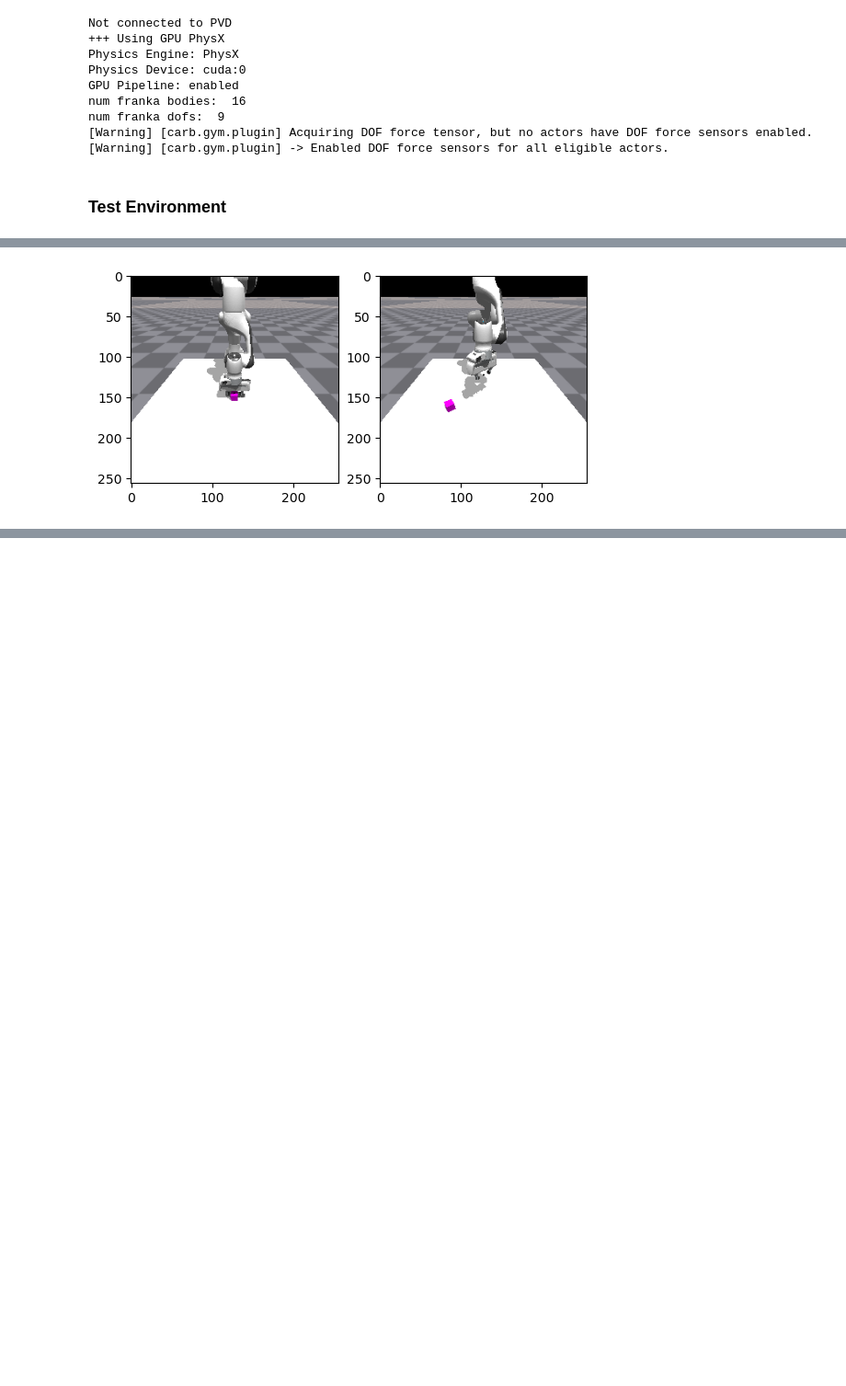
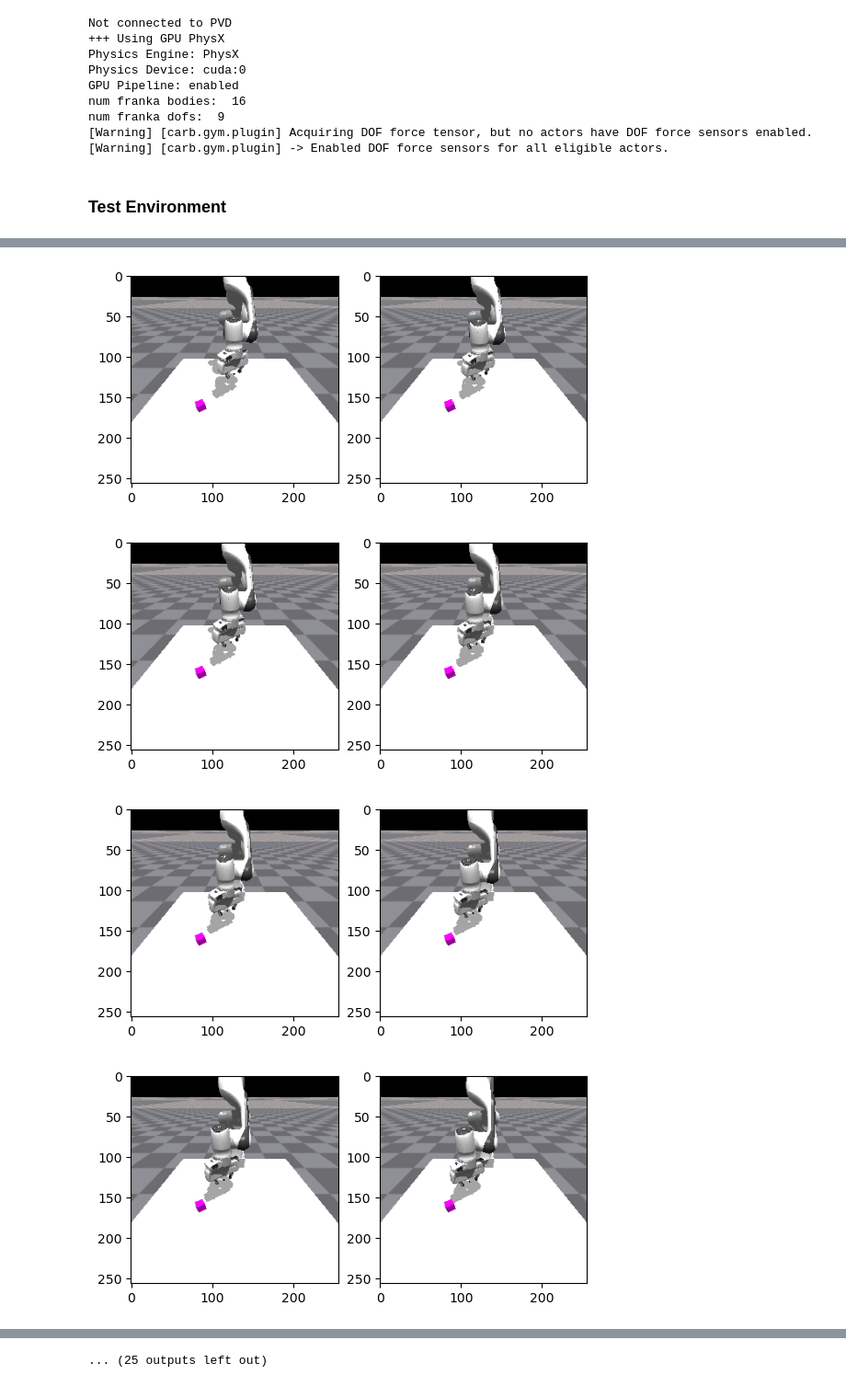
Before and after one commit to theonlynick0430/bc_algos, a Jupyter notebook: notebooks/env.ipynb, the cells around one changed output, grey strips where cells are left out. Shown at 92% size. Saved outputs shown, nothing was run; the diff lists cells and outputs as text; code cells hidden in the pictures; blank space fills up the shorter version.

```diff
--- a/notebooks/env.ipynb
+++ b/notebooks/env.ipynb
@@ -156,16 +156,19 @@ plt.show()
 # %%
 for i in range(len(dataset)):
     frame = dataset[i]
     action = frame[action_key][0]
     env.step(action=action)
 
-ref_image = frame["obs"]["agentview_image"][0]
-final_img = env.render()
+    ref_image = frame["obs"]["agentview_image"][0]
+    final_img = env.render()
 
-fig, axs = plt.subplots(1, 2)
-axs[0].imshow(ref_image)
-axs[1].imshow(curr_image)
-# axs[2].imshow((curr_image - ref_image)[:, :, :3])
-plt.show()
+    fig, axs = plt.subplots(1, 2)
+    axs[0].imshow(ref_image)
+    axs[1].imshow(final_img)
+    # axs[2].imshow((curr_image - ref_image)[:, :, :3])
+    plt.show()
 # %% [output]
-[figure, old version]
+[figure, new version]
+[figure, added]
+[figure, added]
+[figure, added]
@@ -171,0 +183 @@ plt.show()
+... (25 outputs left out)
```
Also changed, not shown: parts of 3 cells of this notebook.
